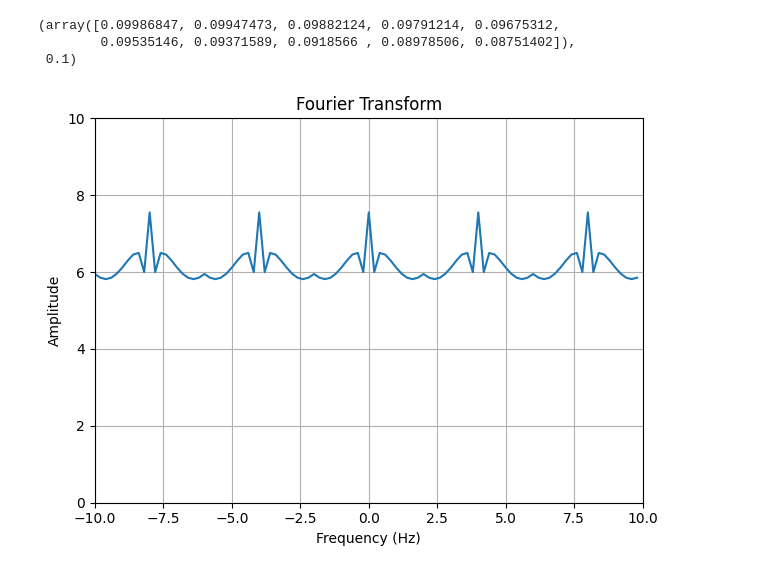
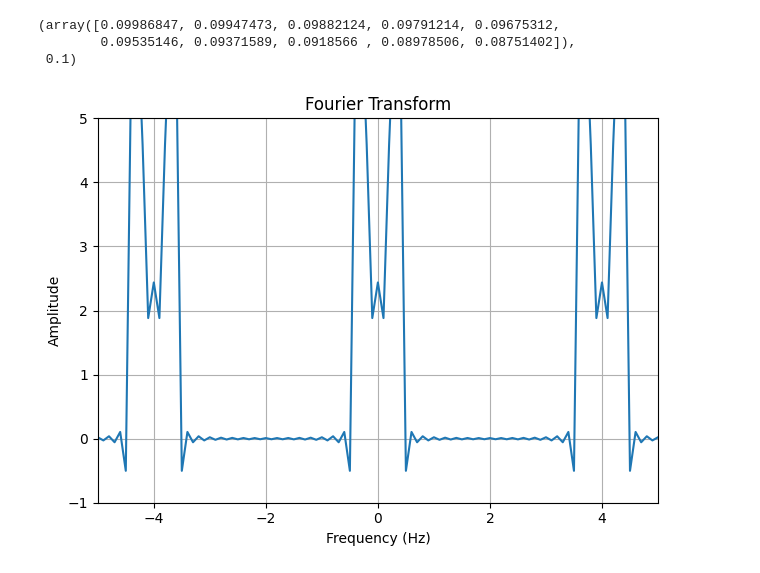
Before and after one commit to SalvatoreAguilera/ECG-SIM, a Jupyter notebook: ecg.ipynb, the cells around one changed output. Cells and saved outputs as stored; diff of their text form; code cells hidden in the pictures.

```diff
--- a/ecg.ipynb
+++ b/ecg.ipynb
@@ -162,47 +162,48 @@ coefficients(10, 2, 2.5, -20,20)
 # %%
 def T_wave(n, low, high):
     def a0(x):
-        return np.cos((np.pi*x)/(2*(200)))+1
+        return np.cos((np.pi*x)/(2*(500)))+1
     T_a0, _ = quad(a0, low, high)
 
     def aN():
         arr = np.zeros((n))
         for i in range(1,n+1):
             f = lambda x : (a0(x))*np.cos((i*np.pi*x)/500)
-            arr[i-1], _ = quad(f, low, high, limit=50)
+            arr[i-1], _ = quad(f, low, high)
         return arr
     T_a0 = T_a0 * (1/500)
-    T_aN = aN()*1/500
+    T_aN = aN()*(1/500)
     return T_aN, T_a0
 
 
 def fourier():
-    #R-WAVE
-    n, b,amp, p1,p2 = 20, 2, 2.5, -20, 20
+    #R-WAVE0, 2, 2.5, 0, 40
+    n, b, amp, p1, p2 = 100, 2, 2.5, -20, 20
     R_an, R_a0 = coefficients(n,b,amp, p1,p2)
-    Q_an, Q_a0 = coefficients(n, b, .1, -100, -20)
-    S_an, S_a0 = coefficients(n, b, .05, 20, 100)
+    Q_an, Q_a0 = coefficients(n, b, amp, -100, -20)
+    S_an, S_a0 = coefficients(n, b, amp, 40, 60)
     T_an, T_a0 = T_wave(n, 300, 500)
     P_an, P_a0 = T_wave(n,-300,-100)
-    R_an += P_an + Q_an + S_an + T_an
-    R_a0 += P_a0 + Q_a0 + S_a0 + T_a0
+    R_an +=  Q_an + S_an
+    R_a0 +=  Q_a0 + S_a0
 
-
-    x = np.arange(-10,10, .20)
+    x = np.arange(-10,10, .1)
 
     y = np.zeros(len(x))
     for i in range(1,n+1):
-        y += np.cos((np.pi*x*i)/(2)) * R_an[i-1] + (R_a0/2)
+        y += np.cos((np.pi*x*i)/2) * R_an[i-1]
+    y += (R_a0/2)
     return x, y
+
 x, y = fourier()
 plt.plot(x, y)
 plt.title('Fourier Transform')
 plt.xlabel('Frequency (Hz)')
 plt.ylabel('Amplitude')
 plt.grid(True)
-plt.ylim(0, 10)
-plt.xlim(-10, 10)
+plt.ylim(-1, 5)
+plt.xlim(-5, 5)
 plt.tight_layout()
 plt.show()
 # %% [output]
-[figure, old version]
+[figure, new version]
```
Also changed, not shown: parts of 2 cells of this notebook.
